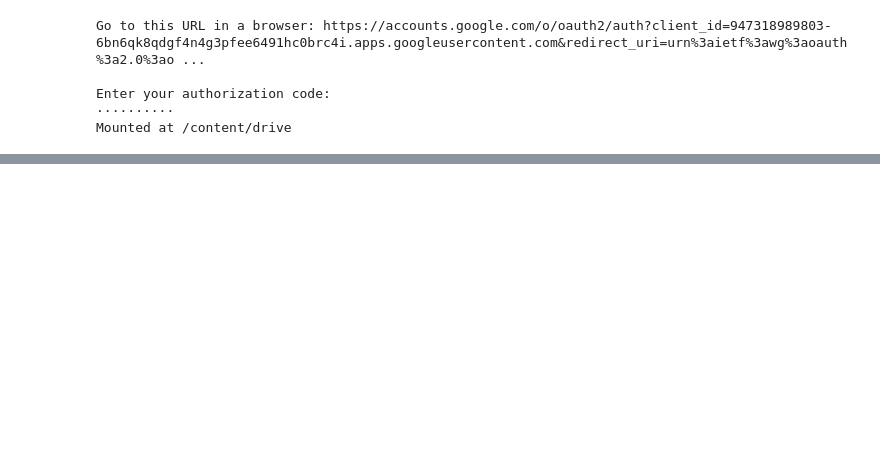
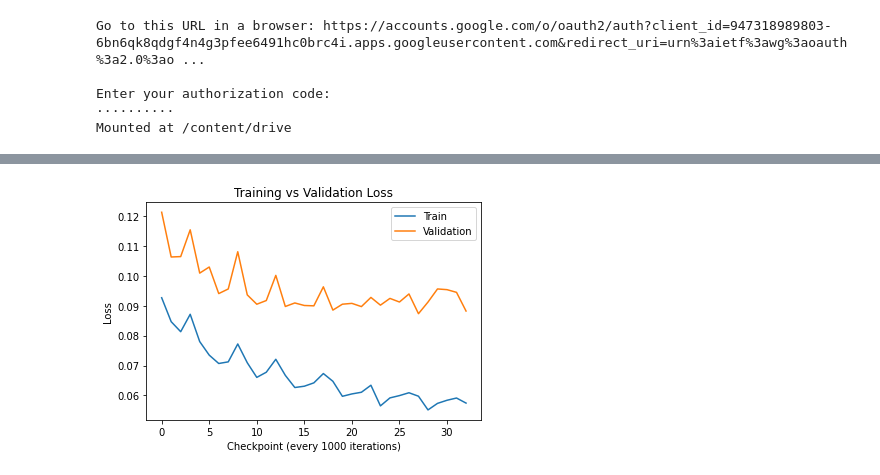
Before and after one commit to sharonlinTO/Deep-Learning-Food-Recognition-Model, a Jupyter notebook: Faster-RCNN-Tester.ipynb, the cells around one changed output, grey strips where cells are left out. Saved outputs shown, nothing was run; the diff lists cells and outputs as text; code cells hidden in the pictures; blank space fills up the shorter version.

```diff
--- a/Faster-RCNN-Tester.ipynb
+++ b/Faster-RCNN-Tester.ipynb
@@ -292,3 +523,13 @@ def get_model_loss(val_model, val=False, batch_size=6):
+# %%
+plt.title("Training vs Validation Loss")
+plt.plot(range(len(training_loss)), training_loss, label="Train")
+plt.plot(range(len(validation_loss)), validation_loss, label='Validation')
+plt.xlabel("Checkpoint (every 1000 iterations)")
+plt.ylabel("Loss")
+plt.legend(loc='best')
+plt.show()
+# %% [output]
+[figure, added]
 # %%
 filePath = os.path.join(path, 'rcnn-test-images')
 print(filePath)
```
Also changed, not shown: parts of 14 cells of this notebook.
